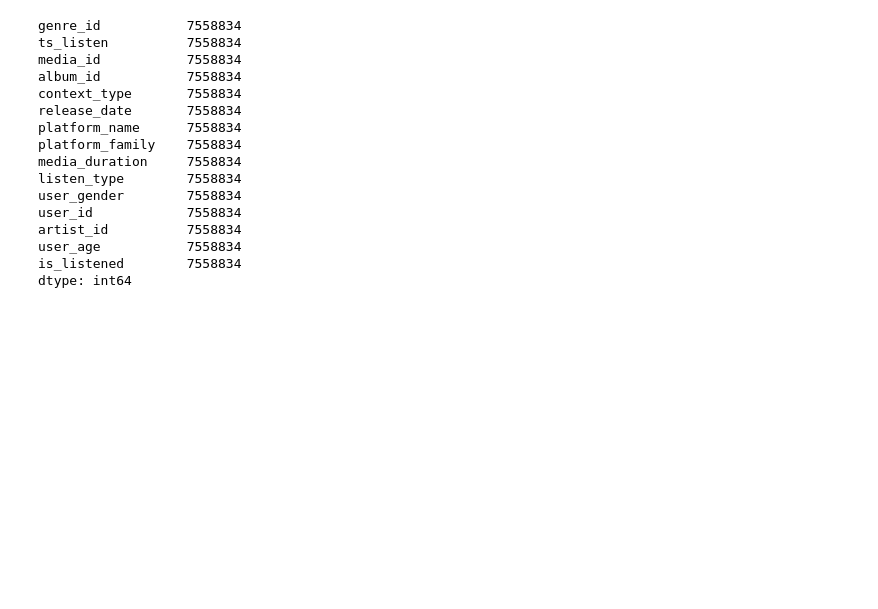
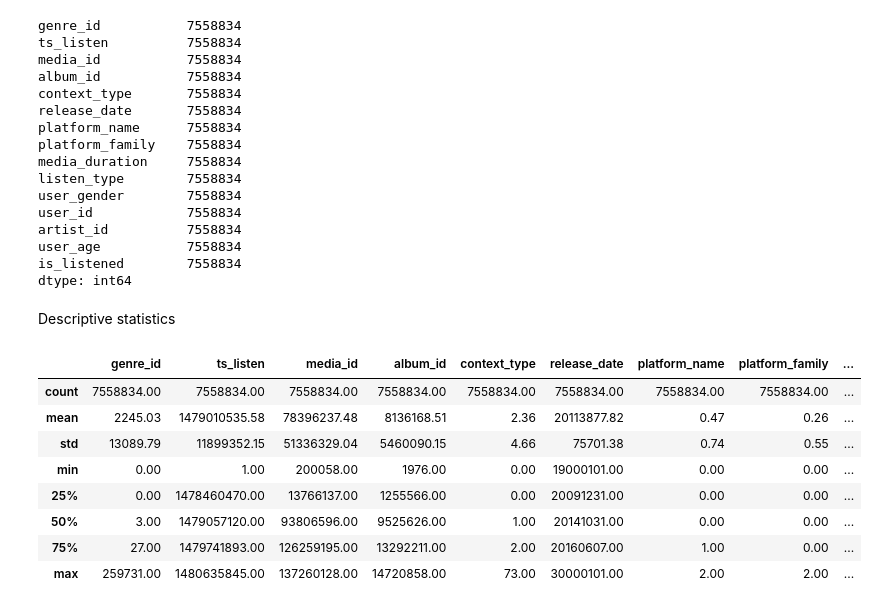
Before and after one commit to danaverdene/Recommend, a Jupyter notebook: Scripts/deezer_Dana.ipynb, the cells around one changed output. Drawn from its saved outputs; the diff is of its cells as text; code cells hidden in the pictures; blank space fills up the shorter version.

```diff
--- a/Scripts/deezer_Dana.ipynb
+++ b/Scripts/deezer_Dana.ipynb
@@ -51,0 +70,15 @@ dtype: int64
+# %% [markdown]
+Descriptive statistics
+# %%
+pd.set_option('display.float_format', lambda x: '%.2f' % x)
+data_deezeer.describe(include='all')
+# %% [output]
+|  | genre_id | ts_listen | media_id | album_id | context_type | release_date | platform_name | platform_family | ... |
+| count | 7558834.00 | 7558834.00 | 7558834.00 | 7558834.00 | 7558834.00 | 7558834.00 | 7558834.00 | 7558834.00 | ... |
+| mean | 2245.03 | 1479010535.58 | 78396237.48 | 8136168.51 | 2.36 | 20113877.82 | 0.47 | 0.26 | ... |
+| std | 13089.79 | 11899352.15 | 51336329.04 | 5460090.15 | 4.66 | 75701.38 | 0.74 | 0.55 | ... |
+| min | 0.00 | 1.00 | 200058.00 | 1976.00 | 0.00 | 19000101.00 | 0.00 | 0.00 | ... |
+| 25% | 0.00 | 1478460470.00 | 13766137.00 | 1255566.00 | 0.00 | 20091231.00 | 0.00 | 0.00 | ... |
+| 50% | 3.00 | 1479057120.00 | 93806596.00 | 9525626.00 | 1.00 | 20141031.00 | 0.00 | 0.00 | ... |
+| 75% | 27.00 | 1479741893.00 | 126259195.00 | 13292211.00 | 2.00 | 20160607.00 | 1.00 | 0.00 | ... |
+| max | 259731.00 | 1480635845.00 | 137260128.00 | 14720858.00 | 73.00 | 30000101.00 | 2.00 | 2.00 | ... |
```
Also changed, not shown: parts of 9 cells of this notebook, 1 other file.
